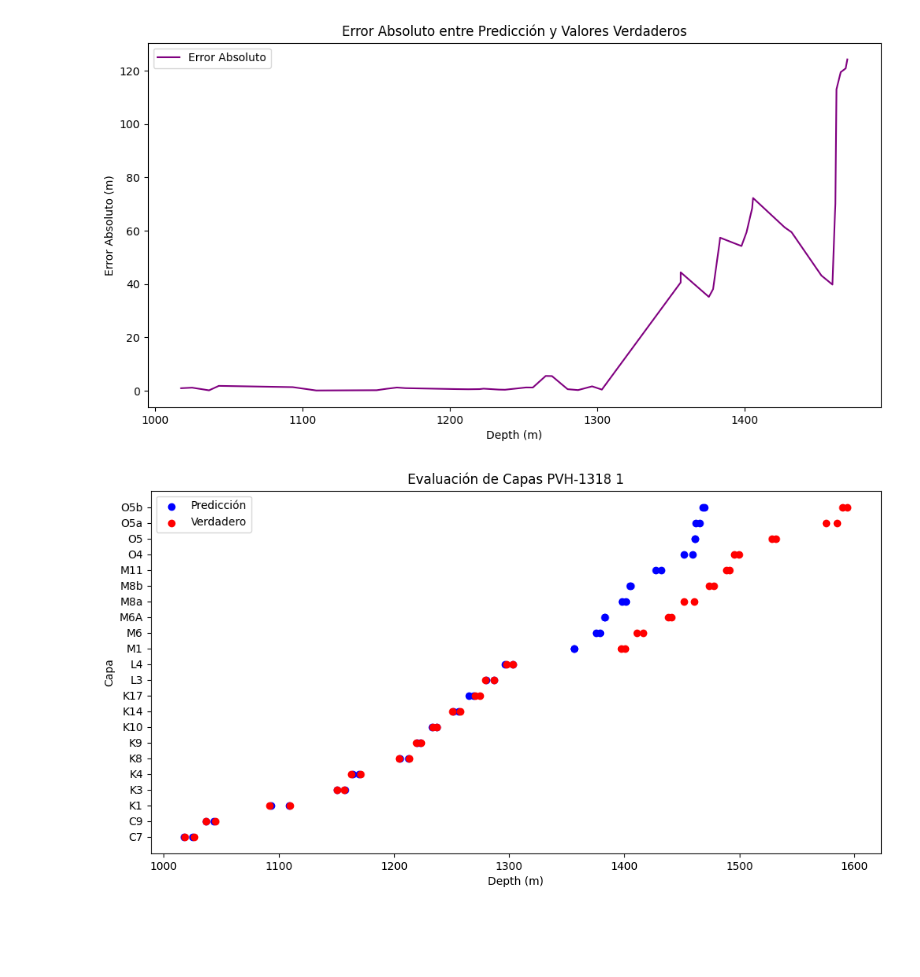
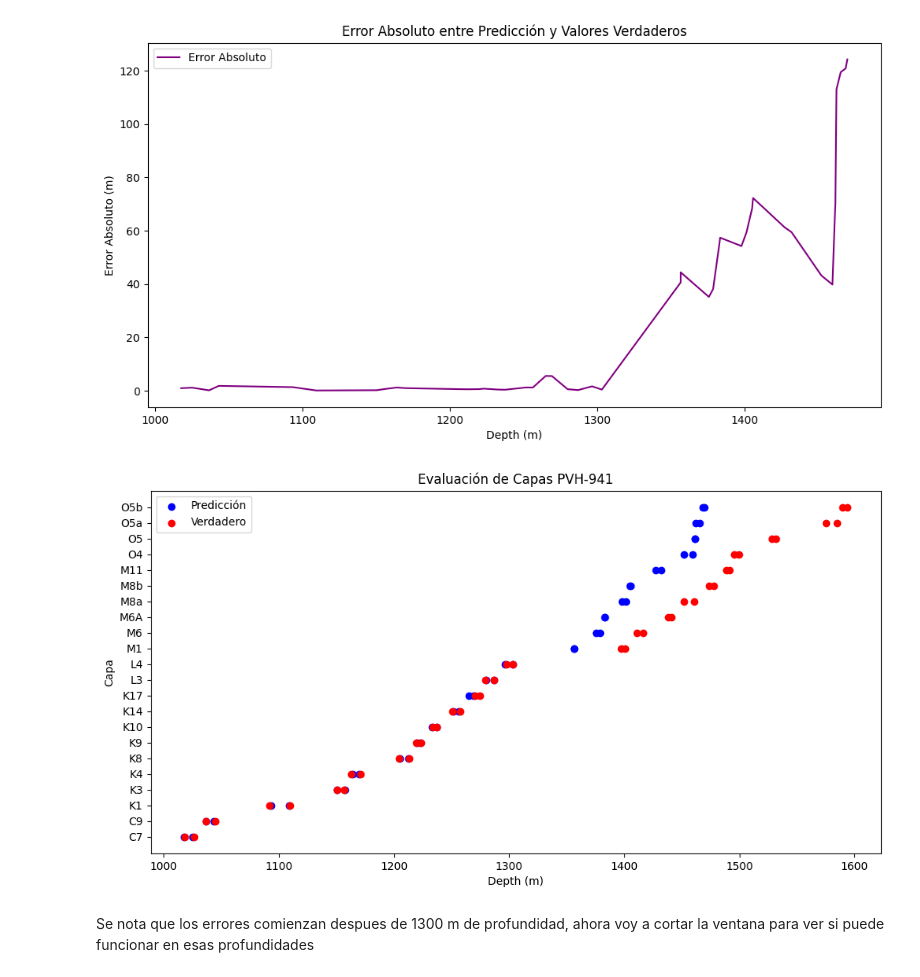
Before and after one commit to scast3/dtw_tool, a Jupyter notebook: more_nodes.ipynb, the cells around one changed output. Saved outputs shown, nothing was run; the diff lists cells and outputs as text; code cells hidden in the pictures; blank space fills up the shorter version.

```diff
--- a/more_nodes.ipynb
+++ b/more_nodes.ipynb
@@ -335,17 +341,19 @@ plt.show()
 # %%
 
 # Resultados
 plt.figure(figsize=(12, 6))
 plt.scatter(error_df['Ref'], error_df['Capa'], color='blue', label='Predicción')
 plt.scatter(error_df['real ref'], error_df['Capa'], color='red', label='Verdadero')
 
 plt.xlabel('Depth (m)')
 plt.ylabel('Capa')
-plt.title('Evaluación de Capas PVH-1318 1')
+plt.title('Evaluación de Capas PVH-941')
 plt.legend()
 plt.show()
 # %% [output]
-[figure, old version]
+[figure, new version]
+# %% [markdown]
+Se nota que los errores comienzan despues de 1300 m de profundidad, ahora voy a cortar la ventana para ver si puede funcionar en esas profundidades
 # %%
 
 
```
Also changed, not shown: parts of 1 cell of this notebook.
